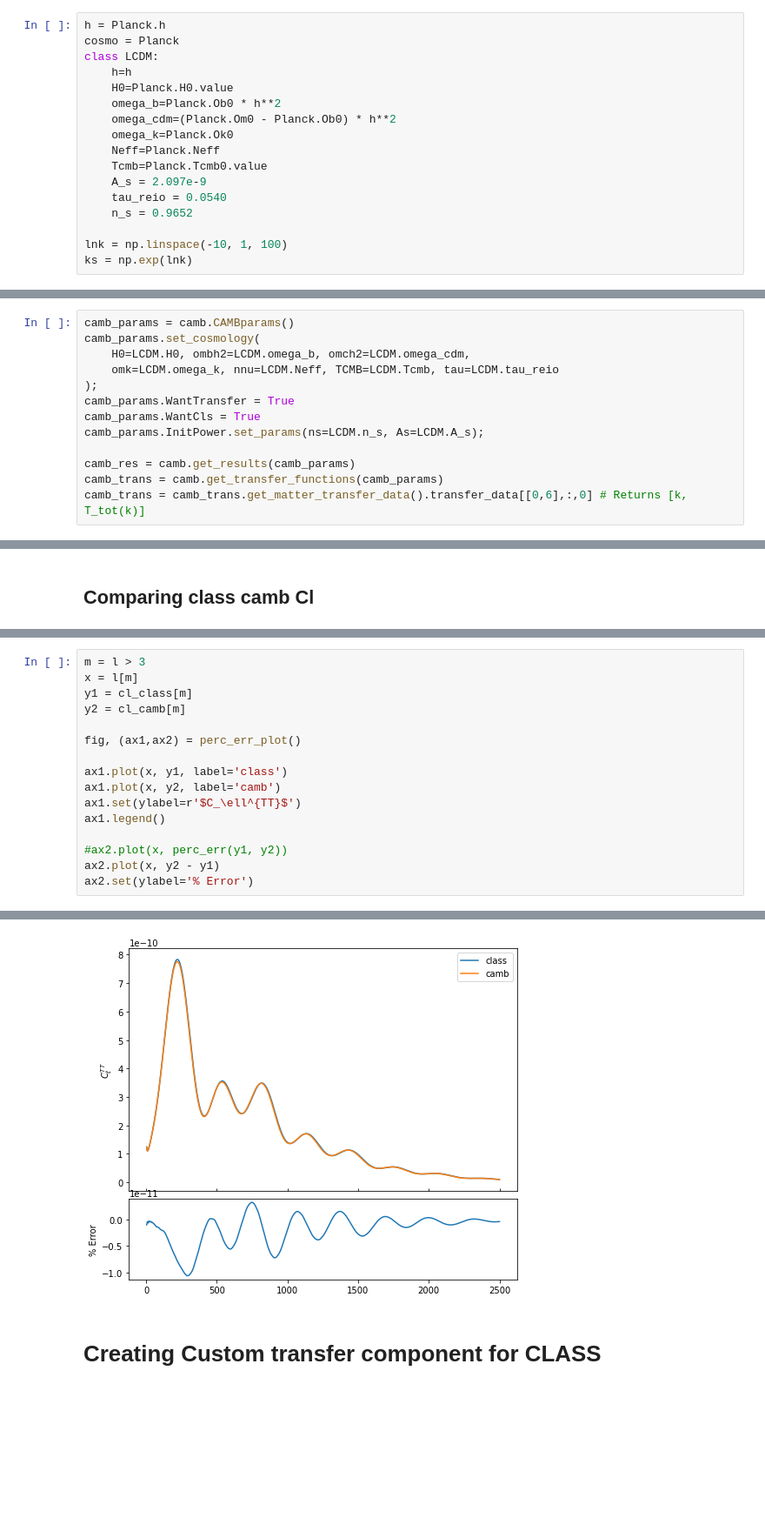
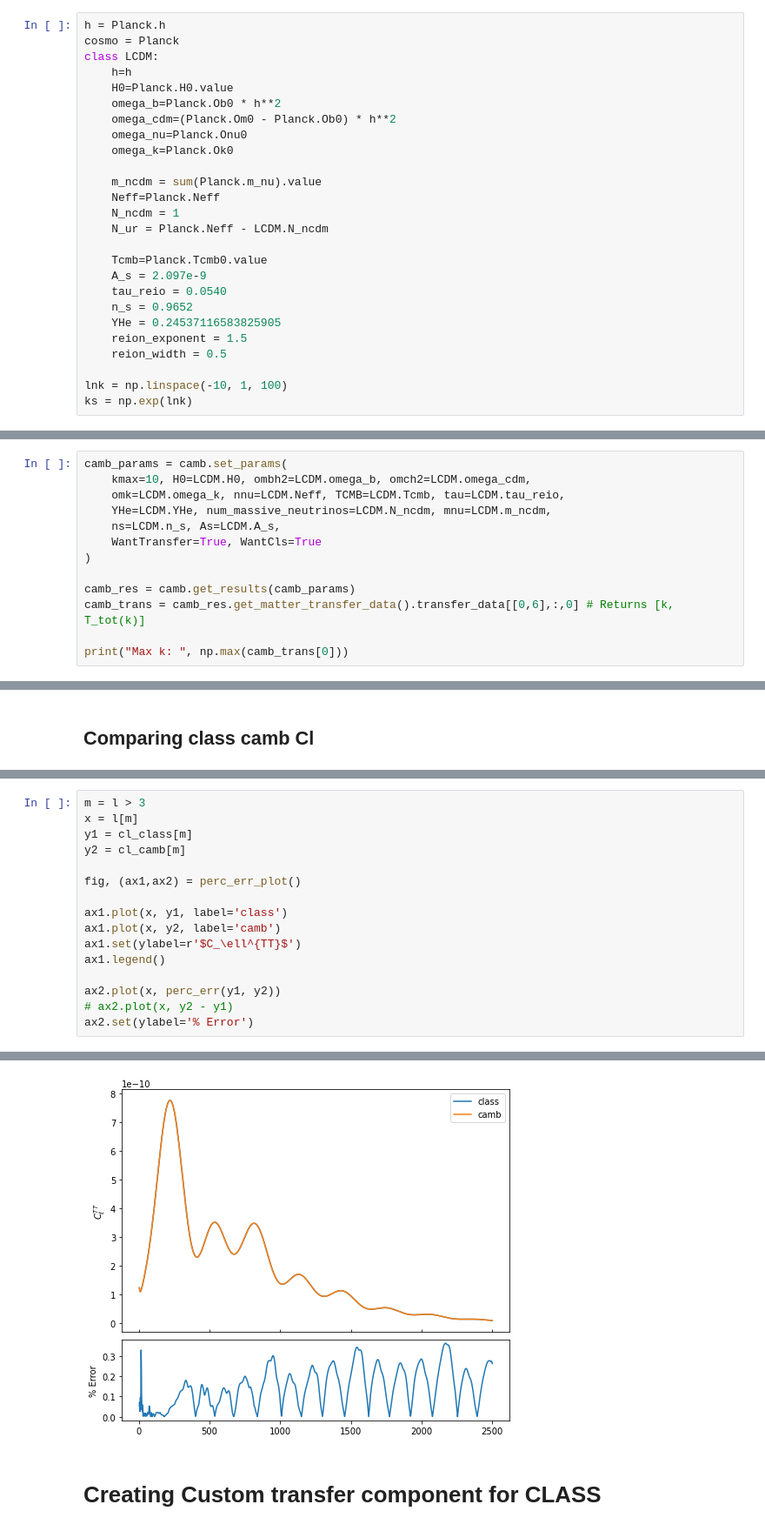
Before and after one commit to treydriskell/millicharge21cm, a Jupyter notebook: scratch/notebooks/classy_hmf.ipynb, the cells around one changed output, grey strips where cells are left out. Shown at 87% size. Cells and saved outputs as stored; diff of their text form; blank space fills up the shorter version.

Commit message:
Added more class/camb comparisons
and a notebook playing around with dmeff

```diff
--- a/scratch/notebooks/classy_hmf.ipynb
+++ b/scratch/notebooks/classy_hmf.ipynb
@@ -35,12 +39,21 @@ class LCDM:
     H0=Planck.H0.value
     omega_b=Planck.Ob0 * h**2
     omega_cdm=(Planck.Om0 - Planck.Ob0) * h**2
+    omega_nu=Planck.Onu0
     omega_k=Planck.Ok0
+
+    m_ncdm = sum(Planck.m_nu).value
     Neff=Planck.Neff
+    N_ncdm = 1
+    N_ur = Planck.Neff - LCDM.N_ncdm
+
     Tcmb=Planck.Tcmb0.value
     A_s = 2.097e-9
     tau_reio = 0.0540
     n_s = 0.9652
+    YHe = 0.24537116583825905
+    reion_exponent = 1.5
+    reion_width = 0.5
 
 lnk = np.linspace(-10, 1, 100)
 ks = np.exp(lnk)
@@ -47,15 +64,15 @@ ks = np.exp(lnk)
 # %% [markdown]
 ### Camb Init
 # %%
-camb_params = camb.CAMBparams()
-camb_params.set_cosmology(
-    H0=LCDM.H0, ombh2=LCDM.omega_b, omch2=LCDM.omega_cdm,
-    omk=LCDM.omega_k, nnu=LCDM.Neff, TCMB=LCDM.Tcmb, tau=LCDM.tau_reio
-);
-camb_params.WantTransfer = True
-camb_params.WantCls = True
-camb_params.InitPower.set_params(ns=LCDM.n_s, As=LCDM.A_s);
+camb_params = camb.set_params(
+    kmax=10, H0=LCDM.H0, ombh2=LCDM.omega_b, omch2=LCDM.omega_cdm,
+    omk=LCDM.omega_k, nnu=LCDM.Neff, TCMB=LCDM.Tcmb, tau=LCDM.tau_reio,
+    YHe=LCDM.YHe, num_massive_neutrinos=LCDM.N_ncdm, mnu=LCDM.m_ncdm,
+    ns=LCDM.n_s, As=LCDM.A_s,
+    WantTransfer=True, WantCls=True
+)
 
 camb_res = camb.get_results(camb_params)
-camb_trans = camb.get_transfer_functions(camb_params)
-camb_trans = camb_trans.get_matter_transfer_data().transfer_data[[0,6],:,0] # Returns [k, T_tot(k)]
+camb_trans = camb_res.get_matter_transfer_data().transfer_data[[0,6],:,0] # Returns [k, T_tot(k)]
+
+print("Max k: ", np.max(camb_trans[0]))
@@ -209,22 +244,22 @@ cl_camb = camb_res.get_unlensed_total_cls(lmax=l[-1]).T[0]
 # %%
 m = l > 3
 x = l[m]
 y1 = cl_class[m]
 y2 = cl_camb[m]
 
 fig, (ax1,ax2) = perc_err_plot()
 
 ax1.plot(x, y1, label='class')
 ax1.plot(x, y2, label='camb')
 ax1.set(ylabel=r'$C_\ell^{TT}$')
 ax1.legend()
 
-#ax2.plot(x, perc_err(y1, y2))
-ax2.plot(x, y2 - y1)
+ax2.plot(x, perc_err(y1, y2))
+# ax2.plot(x, y2 - y1)
 ax2.set(ylabel='% Error')
 # %% [output]
 [Text(0, 0.5, '% Error')]
-[figure, old version]
+[figure, new version]
 # %% [markdown]
 # Creating Custom transfer component for CLASS
 # %%
```
Also changed, not shown: parts of 25 cells of this notebook, 3 other files.
